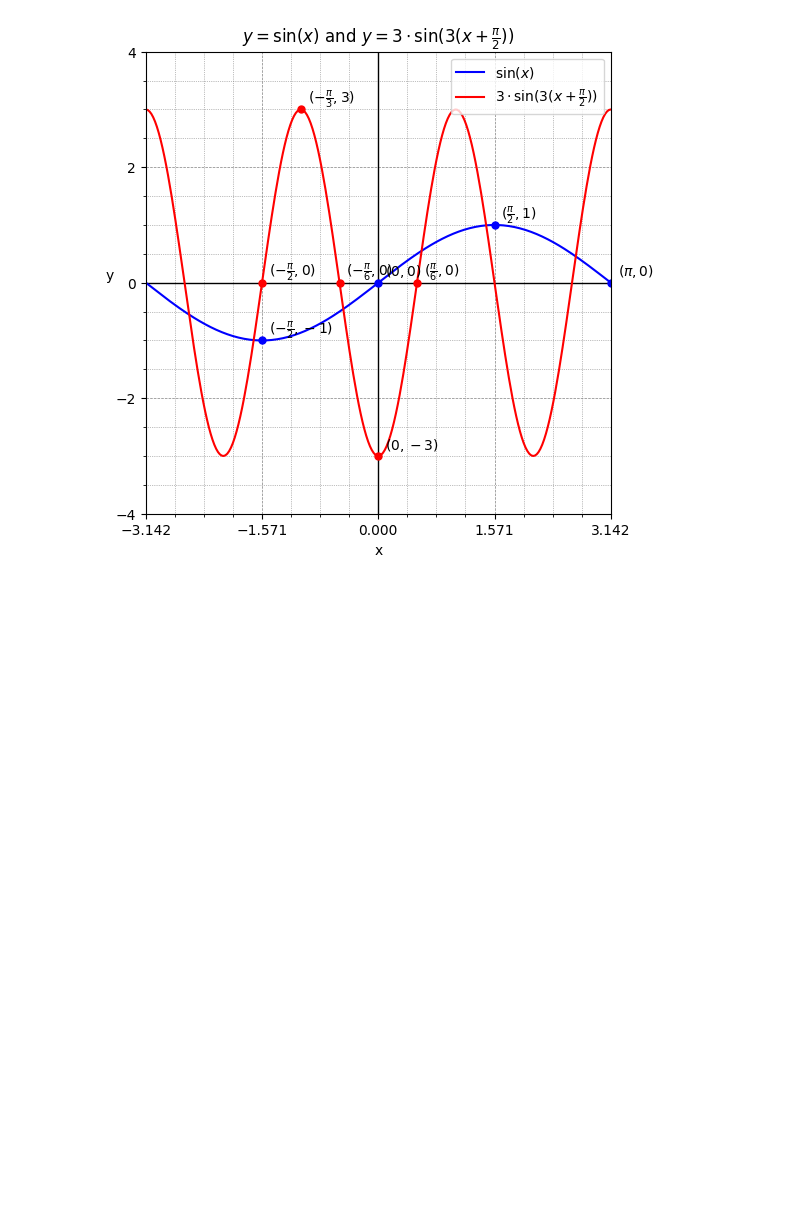
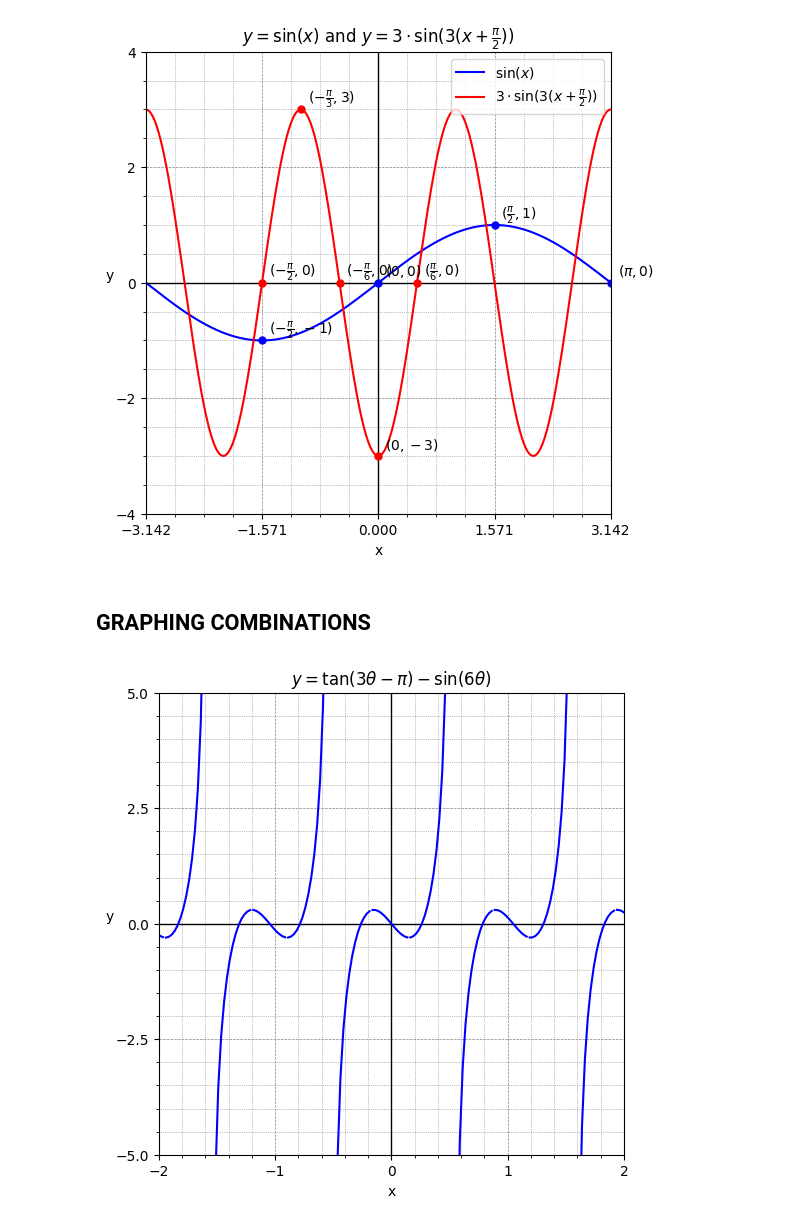
Before and after one commit to seanjiangsh/math-practice, a Jupyter notebook: trigonometry/practice.ipynb, the cells around one changed output. Drawn from its saved outputs; the diff is of its cells as text; code cells hidden in the pictures; blank space fills up the shorter version.

Commit message:
Practice - GRAPHING COMBINATIONS

```diff
--- a/trigonometry/practice.ipynb
+++ b/trigonometry/practice.ipynb
@@ -611,3 +611,20 @@ limits = {"x": (-math.pi, math.pi), "y": (-4, 4)}
 plot_lines(title, lines, limits=limits)
 # %% [output]
 [figure]
+# %% [markdown]
+## GRAPHING COMBINATIONS
+# %%
+# y = tan(3θ−π)−sin(6θ)
+y = np.tan(3*x - math.pi) - np.sin(6*x)
+label = "$\\tan(3\\theta - \\pi) - \\sin(6\\theta)$"
+
+lines = []
+for seg in get_segment_lines_by_peaks(x, y):
+  lines.append(seg)
+
+title = "$y = \\tan(3\\theta - \\pi) - \\sin(6\\theta)$"
+limits = {"x": (-2, 2), "y": (-5, 5)}
+
+plot_lines(title, lines, limits=limits)
+# %% [output]
+[figure, added]
```
Also changed, not shown: parts of 5 cells of this notebook.
